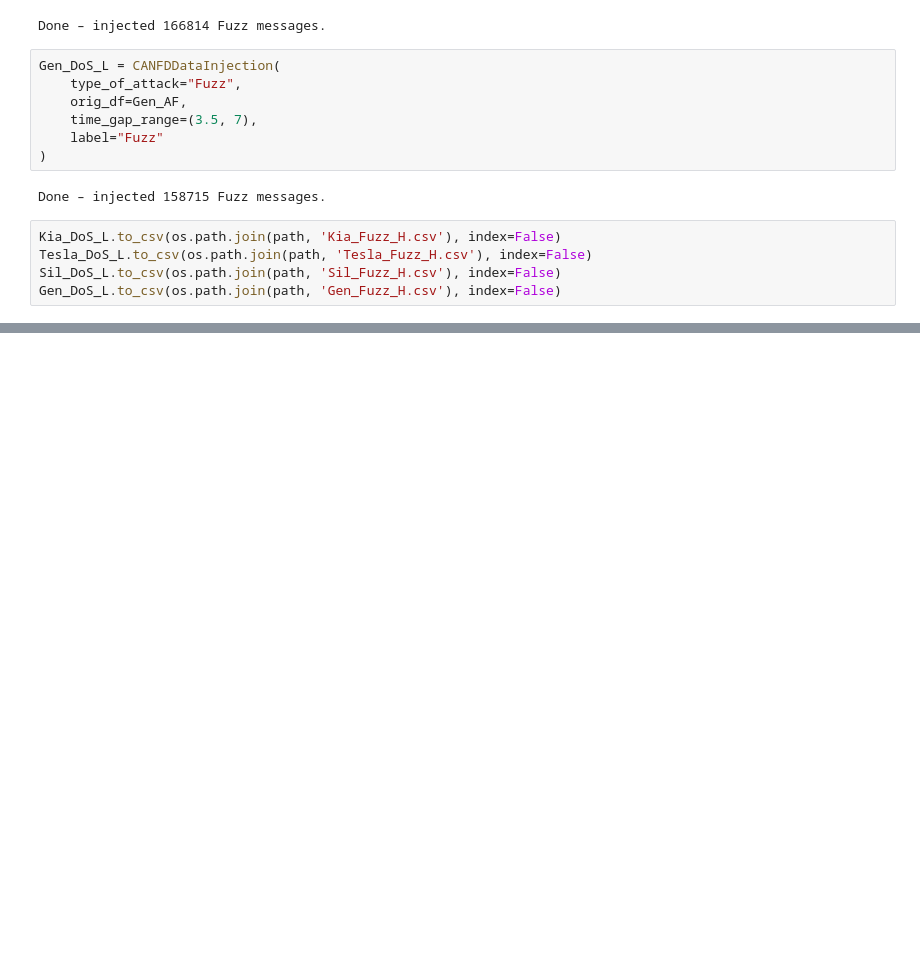
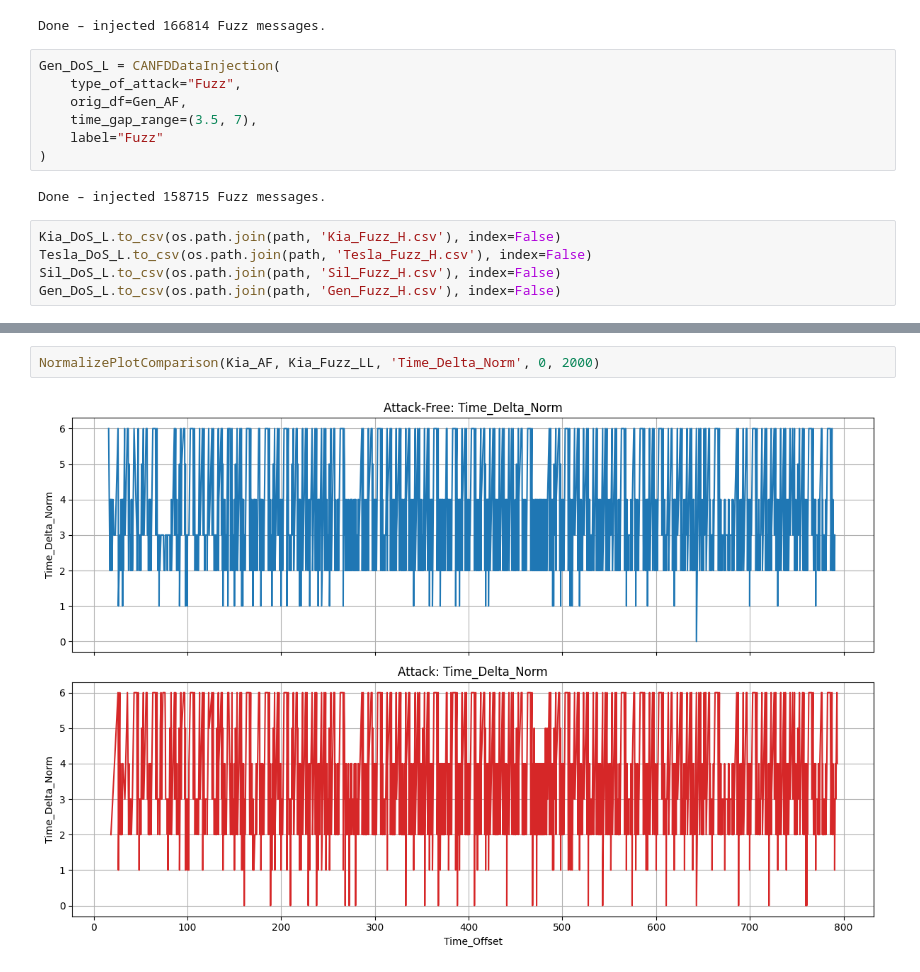
Before and after one commit to Arupreza/UIDS-II, a Jupyter notebook: Gen_Data.ipynb, the cells around one changed output, grey strips where cells are left out. Cells and saved outputs as stored; diff of their text form; blank space fills up the shorter version.

```diff
--- a/Gen_Data.ipynb
+++ b/Gen_Data.ipynb
@@ -475,0 +563,4 @@ Gen_DoS_L.to_csv(os.path.join(path, 'Gen_Fuzz_H.csv'), index=False)
+# %%
+NormalizePlotComparison(Kia_AF, Kia_Fuzz_LL, 'Time_Delta_Norm', 0, 2000)
+# %% [output]
+[figure, added]
```
Also changed, not shown: parts of 20 cells of this notebook, 34 other files.
